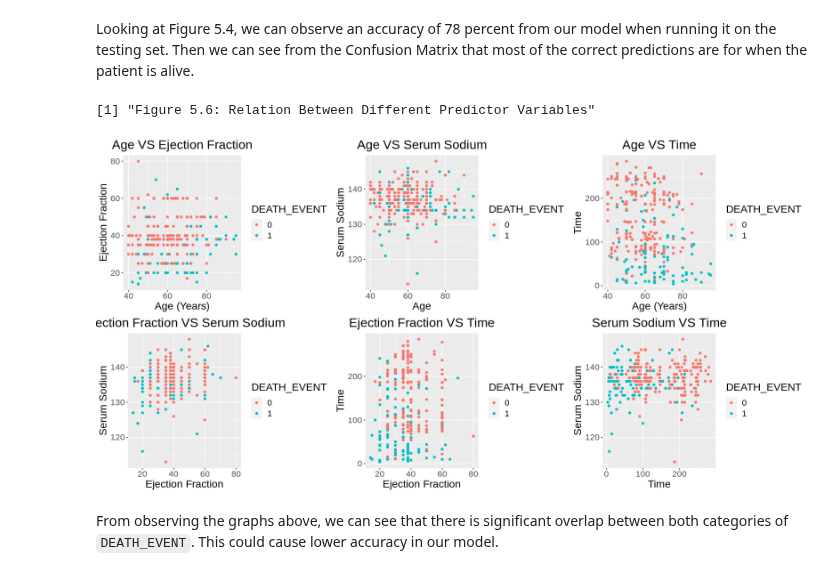
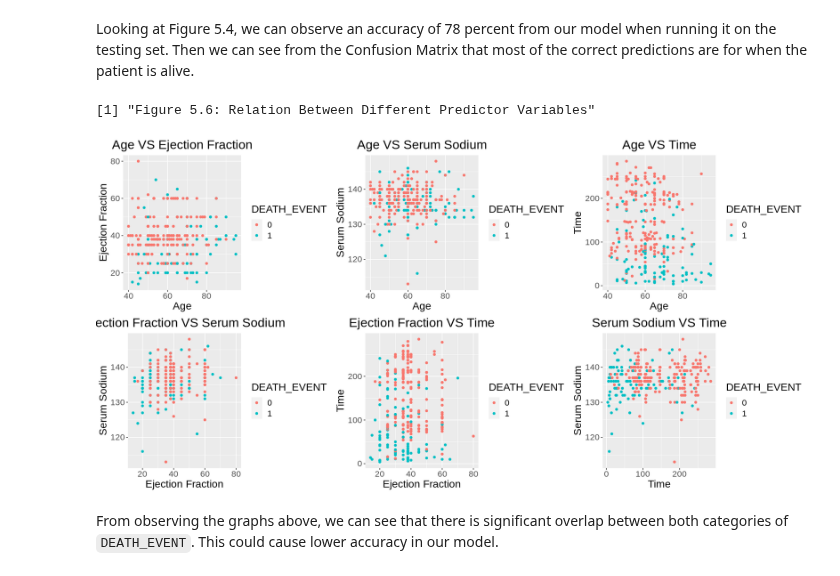
Before and after one commit to pinklily1202/Group-30, a Jupyter notebook: group30.ipynb, the cells around one changed output. Drawn from its saved outputs; the diff is of its cells as text; code cells hidden in the pictures.

```diff
--- a/group30.ipynb
+++ b/group30.ipynb
@@ -518,7 +534,7 @@ options(repr.plot.width = 16, repr.plot.height = 8)
 age_vs_ef <- heart_data |>
     ggplot(aes(x = age, y = ejection_fraction, color = DEATH_EVENT)) +
     geom_point() +
-    labs(title = "Age VS Ejection Fraction", x = "Age (Years)", y = "Ejection Fraction") +
+    labs(title = "Age VS Ejection Fraction", x = "Age", y = "Ejection Fraction") +
     theme(text = element_text(size = 17)) +
     theme(plot.title = element_text(hjust = 0.5))
 
@@ -532,38 +548,38 @@ age_vs_ss <- heart_data |>
 age_vs_time <- heart_data |>
     ggplot(aes(x = age, y = time, color = DEATH_EVENT)) +
     geom_point() +
-    labs(title = "Age VS Time", x = "Age (Years)", y = "Time") +
+    labs(title = "Age VS Time", x = "Age", y = "Time") +
     theme(text = element_text(size = 17)) +
     theme(plot.title = element_text(hjust = 0.5))
 
 ef_vs_ss <- heart_data |>
     ggplot(aes(x = ejection_fraction, y = serum_sodium, color = DEATH_EVENT)) +
     geom_point() +
     labs(title = "Ejection Fraction VS Serum Sodium", x = "Ejection Fraction", y = "Serum Sodium") +
     theme(text = element_text(size = 17)) +
     theme(plot.title = element_text(hjust = 0.5))
 
 ef_vs_time <- heart_data |>
     ggplot(aes(x = ejection_fraction, y = time, color = DEATH_EVENT)) +
     geom_point() +
     labs(title = "Ejection Fraction VS Time", x = "Ejection Fraction", y = "Time") +
     theme(text = element_text(size = 17)) +
     theme(plot.title = element_text(hjust = 0.5))
 
 ss_vs_time <- heart_data |>
     ggplot(aes(x = time, y = serum_sodium, color = DEATH_EVENT)) +
     geom_point() +
     labs(title = "Serum Sodium VS Time", x = "Time", y = "Serum Sodium") +
     theme(text = element_text(size = 17)) +
     theme(plot.title = element_text(hjust = 0.5))
 
 predictor_relation_plot <- plot_grid(age_vs_ef, age_vs_ss, age_vs_time, ef_vs_ss, ef_vs_time, ss_vs_time, ncol = 3)
 
 predictor_relation_plot
 print("Figure 5.6: Relation Between Different Predictor Variables")
 # %% [output]
 [1] "Figure 5.6: Relation Between Different Predictor Variables"
-[figure, old version]
+[figure, new version]
 # %% [markdown]
 From observing the graphs above, we can see that there is significant overlap between both categories of `DEATH_EVENT`. This could cause lower accuracy in our model.
 # %% [markdown]
```
Also changed, not shown: parts of 8 cells of this notebook.
